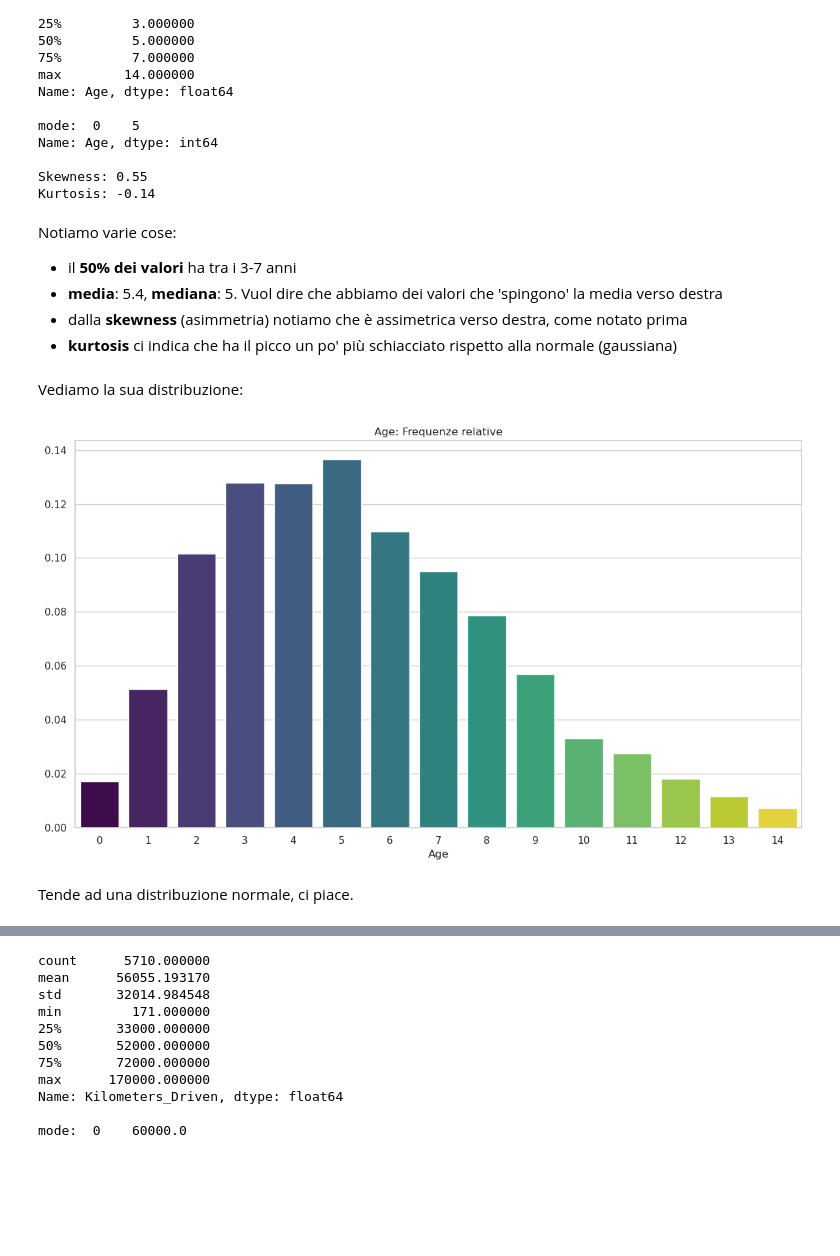
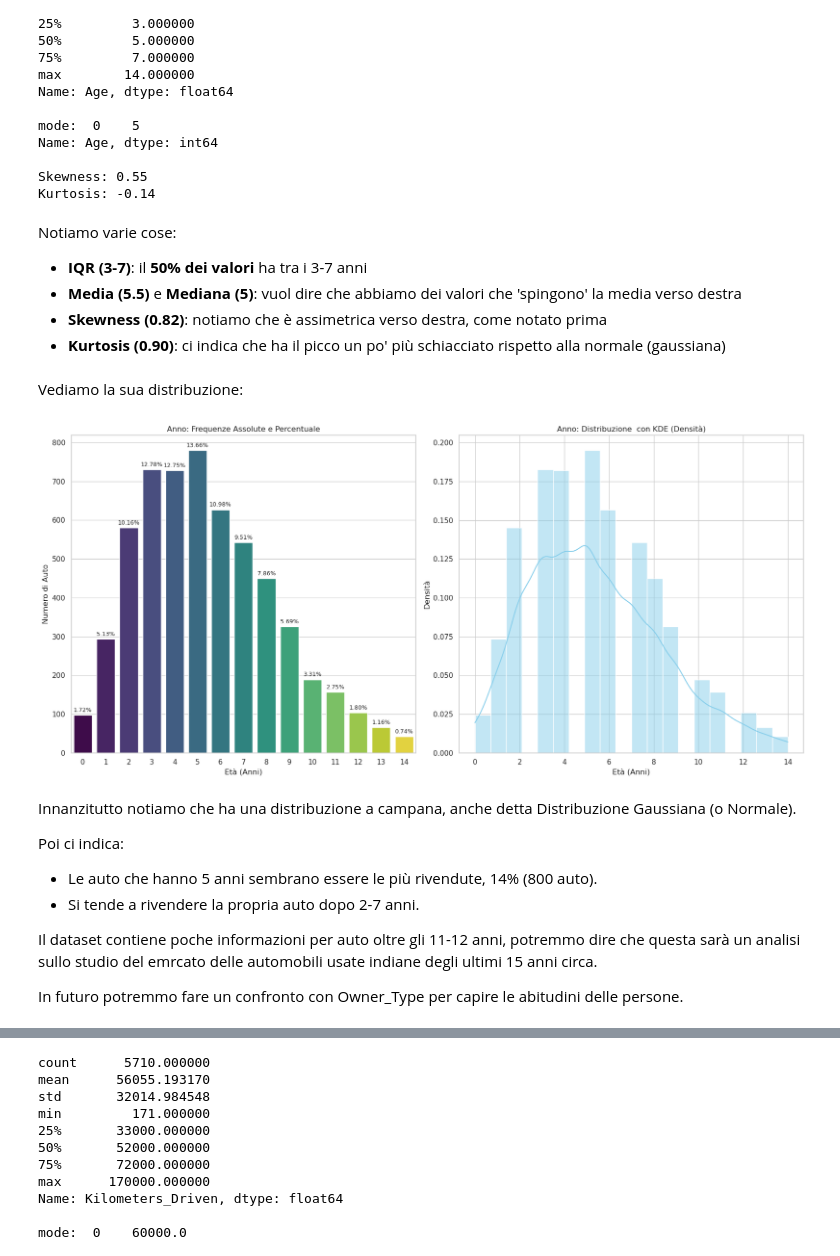
Before and after one commit to fragreco04/progetto-fad-2526, a Jupyter notebook: notebooks/completed/project.ipynb, the cells around one changed output, grey strips where cells are left out. Saved outputs shown, nothing was run; the diff lists cells and outputs as text; code cells hidden in the pictures; blank space fills up the shorter version.

```diff
--- a/notebooks/completed/project.ipynb
+++ b/notebooks/completed/project.ipynb
@@ -244,5 +277,5 @@ Le marche li risolviamo con un semplice replace. Mentre per i Brand con pochi el
 # %%
-df['Brand'] = df['Brand'].replace({'ISUZU': 'Isuzu', 'Land': 'Land Rover'})
+df['Brand'] = df['Brand'].replace({'Land': 'Land Rover'})
 brand_counts = df['Brand'].value_counts()
 
 rare_brands = brand_counts[brand_counts <= 60].index
@@ -1125,0 +1275,17 @@ La distribuzione dei brand è fortemente sbilanciata verso Maruti e Hyundai (37%
+# %%
+counts_model = df['Model'].value_counts().head(15)
+total_count = len(df)
+
+plt.figure(figsize=(17, 6))
+sns.barplot(x=counts_model.index, y=counts_model.values, hue=counts_model.index, palette='viridis', legend=False)
+
+for i, val in enumerate(counts_model.values):
+    pct = (val / total_count) * 100
+    plt.text(i, val + 0.5, f'{pct:.2f}%', ha='center', fontsize=9)
+
+plt.title('Top 15 Modelli: Frequenze Assolute e Percentuale')
+plt.xticks(rotation=45)
+plt.ylabel('Numero di Auto')
+plt.xlabel('Modello')
+plt.tight_layout()
+plt.show()
@@ -1183,25 +1377,51 @@ Skewness: 0.55
 Kurtosis: -0.14
 # %% [markdown]
 Notiamo varie cose:
-- il **50% dei valori** ha tra i 3-7 anni
-- **media**: 5.4, **mediana**: 5. Vuol dire che abbiamo dei valori che 'spingono' la media verso destra
-- dalla **skewness** (asimmetria) notiamo che è assimetrica verso destra, come notato prima
-- **kurtosis** ci indica che ha il picco un po' più schiacciato rispetto alla normale (gaussiana)
+- **IQR (3-7)**: il **50% dei valori** ha tra i 3-7 anni
+- **Media (5.5)** e **Mediana (5)**: vuol dire che abbiamo dei valori che 'spingono' la media verso destra
+- **Skewness (0.82)**: notiamo che è assimetrica verso destra, come notato prima
+- **Kurtosis (0.90)**: ci indica che ha il picco un po' più schiacciato rispetto alla normale (gaussiana)
 # %% [markdown]
 Vediamo la sua distribuzione:
 # %%
-count = df['Age'].value_counts(normalize=True)
+count_assoluto = df['Age'].value_counts().sort_index()
+total = count_assoluto.sum()
 
-plt.figure(figsize=(12, 7))
+fig, (ax1, ax2) = plt.subplots(1, 2, figsize=(17, 8))
 
-sns.barplot(x=count.index, y=count.values, hue=count.index, palette='viridis', legend=False)
+sns.barplot(
+    x=count_assoluto.index,
+    y=count_assoluto.values,
+    hue=count_assoluto.index,
+    palette='viridis',
+    legend=False,
+    ax=ax1
+)
 
-plt.title('Age: Frequenze relative')
-plt.xticks(rotation=0)
+for container in ax1.containers:
+    labels = [f'{(v/total*100):.2f}%' for v in container.datavalues]
+    ax1.bar_label(container, labels=labels, padding=3, fontsize=9)
+
+ax1.set_title('Anno: Frequenze Assolute e Percentuale')
+ax1.set_xlabel('Età (Anni)')
+ax1.set_ylabel('Numero di Auto')
+
+sns.histplot(df['Age'], kde=True, color='skyblue', bins=20, ax=ax2, stat="density")
+ax2.set_title('Anno: Distribuzione  con KDE (Densità)')
+ax2.set_xlabel('Età (Anni)')
+ax2.set_ylabel('Densità')
 
 plt.tight_layout()
 plt.show()
 # %% [output]
-[figure, old version]
+[figure, new version]
 # %% [markdown]
-Tende ad una distribuzione normale, ci piace.
+Innanzitutto notiamo che ha una distribuzione a campana, anche detta Distribuzione Gaussiana (o Normale).
+
+Poi ci indica:
+- Le auto che hanno 5 anni sembrano essere le più rivendute, 14% (800 auto).
+- Si tende a rivendere la propria auto dopo 2-7 anni.
+
+Il dataset contiene poche informazioni per auto oltre gli 11-12 anni, potremmo dire che questa sarà un analisi sullo studio del emrcato delle automobili usate indiane degli ultimi 15 anni circa.
+
+In futuro potremmo fare un confronto con Owner_Type per capire le abitudini delle persone.
```
Also changed, not shown: parts of 342 cells of this notebook, 12 other files.
